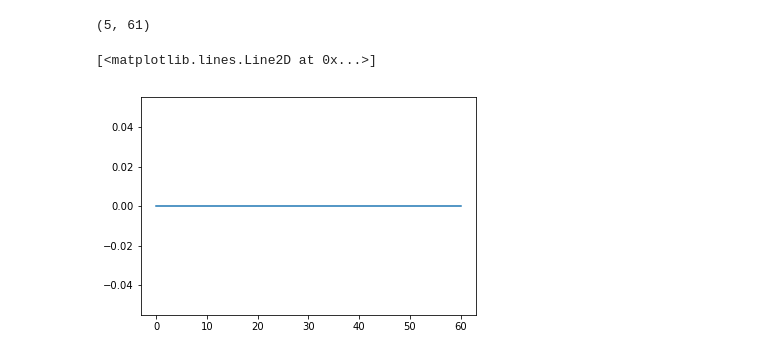
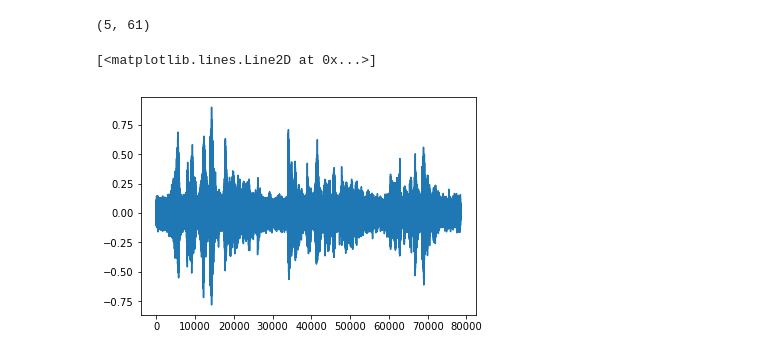
Before and after one commit to rkmalaiya/emotion_speech_perception, a Jupyter notebook: feature_extraction_lstm-with_batches_for_same_inputsample.ipynb, the cells around one changed output. Saved outputs shown, nothing was run; the diff lists cells and outputs as text; code cells hidden in the pictures.

```diff
--- a/feature_extraction_lstm-with_batches_for_same_inputsample.ipynb
+++ b/feature_extraction_lstm-with_batches_for_same_inputsample.ipynb
@@ -63 +64,5 @@ Signal [[ 0.02352171]
+# %%
+class Data(object):
+    x = sigs + np.random.normal(scale=0.05, size = sigs.shape)
+    y_ = sigs
 # %%
@@ -67,7 +86,4 @@ dis.Audio(data = sigs[-1].ravel(), rate = rate)
 # %%
-class Data(object):
-    x = sigs
-
 class network(object):
 
     def __init__(self):
@@ -109,6 +125,11 @@ class network(object):
             self.output = tf.layers.dense(self.dec_output, units = 1)
             print("Decoder Output:",self.dec_output)
 
+        with tf.variable_scope("Optimize"):
+            #loss = tf.contrib.seq2seq.sequence_loss(self.output, self.x, tf.ones(shape=[batch_size, time_step]))
+            self.loss = tf.losses.mean_squared_error(self.y_, self.output)
+            optimizer = tf.train.AdamOptimizer(self.lr)
+            self.opti_op = optimizer.minimize(self.loss)
         print("Final Output:", self.output)
 # %%
 import collections
@@ -185,7 +206,7 @@ print(Data.context.shape)
 # %% [output]
 (5, 61)
 # %%
-plt.plot(Data.context[0])
+plt.plot(Data.x[-1])
 # %% [output]
 [<matplotlib.lines.Line2D at 0x...>]
-[figure, old version]
+[figure, new version]
```
Also changed, not shown: parts of 15 cells of this notebook.
